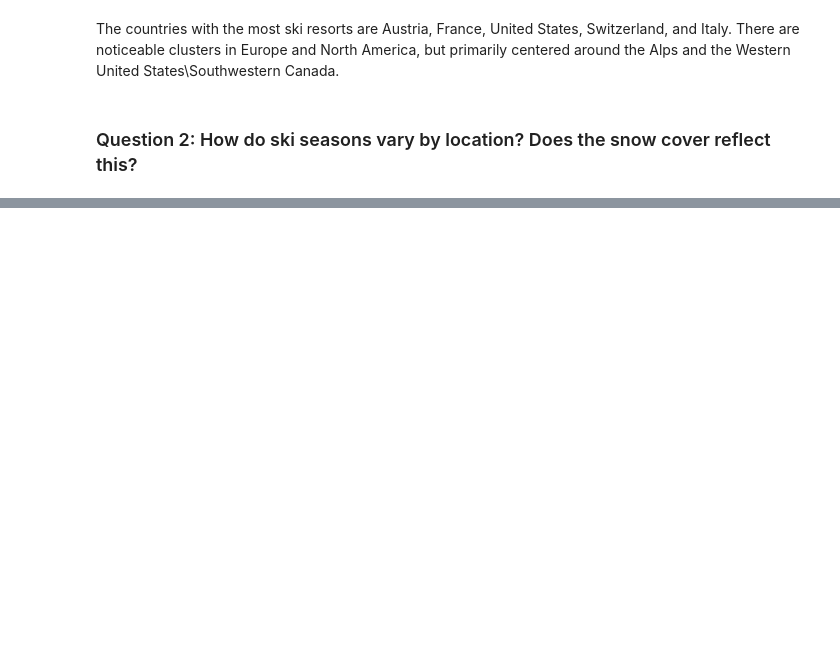
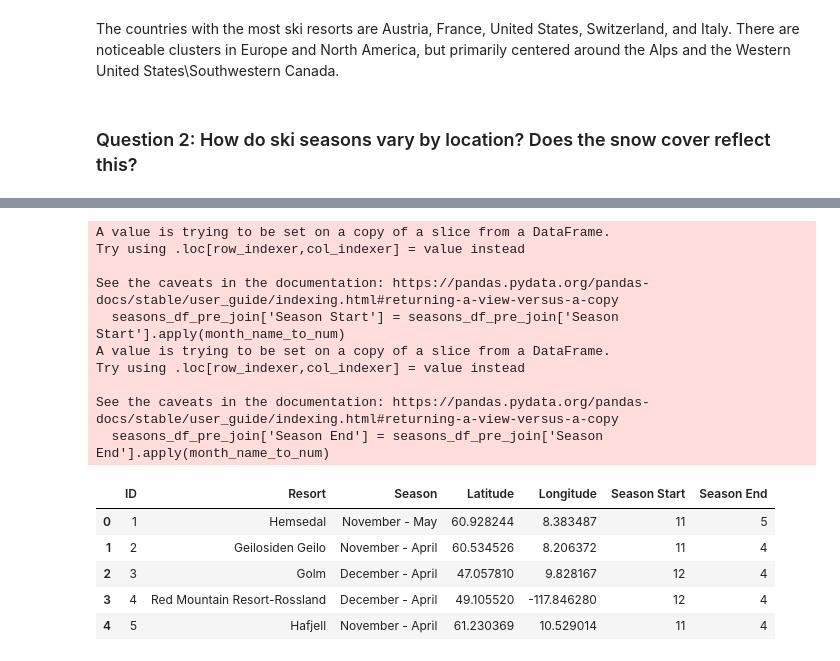
Before and after one commit to kharigardner/Exploratory-Data-Analysis-Portfolio, a Jupyter notebook: notebooks/ski_resorts.ipynb, the cells around one changed output, grey strips where cells are left out. Drawn from its saved outputs; the diff is of its cells as text; code cells hidden in the pictures; blank space fills up the shorter version.

```diff
--- a/notebooks/ski_resorts.ipynb
+++ b/notebooks/ski_resorts.ipynb
@@ -311,0 +329,4 @@ display(seasons)
+# %%
+# there are still some weird values in there, lets fix them
+# we need to split tuples in the column, so lets take the 2nd value if there is a comma, meaning we will take the latest possible season end
+seasons_df_pre_join['Season End'] = seasons_df_pre_join['Season End'].apply(lambda x: x.split(',')[1] if ',' in x else x)
@@ -311,0 +348,3 @@ display(seasons)
+# %%
+seasons_df_pre_join['Season Start'] = seasons_df_pre_join['Season Start'].replace('Unknown', 'December')
+seasons_df_pre_join['Season End'] = seasons_df_pre_join['Season End'].replace('Unknown', 'April')
@@ -311,0 +378,30 @@ display(seasons)
+# %%
+# now, we need to convert the month names to 'yyyy-mm-dd' format, the months are in their string representation
+import calendar
+
+def month_name_to_num(month: str) -> int:
+    # strip all whitespace
+    month = month.strip()
+    return list(calendar.month_name).index(month)
+
+seasons_df_pre_join['Season Start'] = seasons_df_pre_join['Season Start'].apply(month_name_to_num)
+seasons_df_pre_join['Season End'] = seasons_df_pre_join['Season End'].apply(month_name_to_num)
+
+display(seasons_df_pre_join.head())
+# %% [output]
+A value is trying to be set on a copy of a slice from a DataFrame.
+Try using .loc[row_indexer,col_indexer] = value instead
+
+See the caveats in the documentation: https://pandas.pydata.org/pandas-docs/stable/user_guide/indexing.html#returning-a-view-versus-a-copy
+  seasons_df_pre_join['Season Start'] = seasons_df_pre_join['Season Start'].apply(month_name_to_num)
+A value is trying to be set on a copy of a slice from a DataFrame.
+Try using .loc[row_indexer,col_indexer] = value instead
+
+See the caveats in the documentation: https://pandas.pydata.org/pandas-docs/stable/user_guide/indexing.html#returning-a-view-versus-a-copy
+  seasons_df_pre_join['Season End'] = seasons_df_pre_join['Season End'].apply(month_name_to_num)
+|  | ID | Resort | Season | Latitude | Longitude | Season Start | Season End |
+| 0 | 1 | Hemsedal | November - May | 60.928244 | 8.383487 | 11 | 5 |
+| 1 | 2 | Geilosiden Geilo | November - April | 60.534526 | 8.206372 | 11 | 4 |
+| 2 | 3 | Golm | December - April | 47.057810 | 9.828167 | 12 | 4 |
+| 3 | 4 | Red Mountain Resort-Rossland | December - April | 49.105520 | -117.846280 | 12 | 4 |
+| 4 | 5 | Hafjell | November - April | 61.230369 | 10.529014 | 11 | 4 |
```
Also changed, not shown: parts of 23 cells of this notebook, 14 other files.
